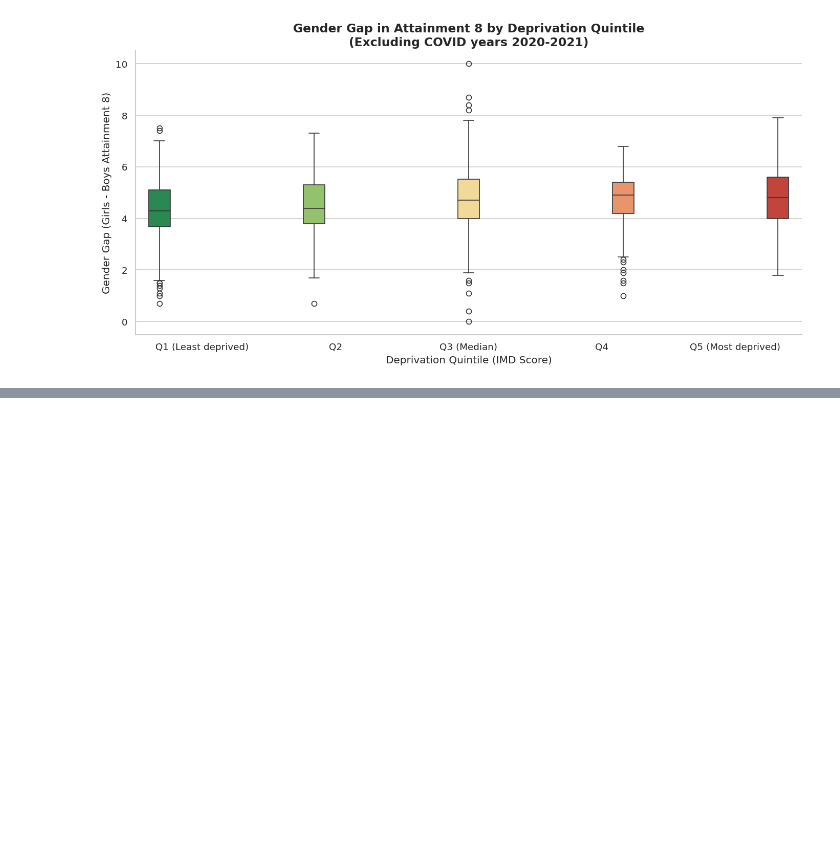
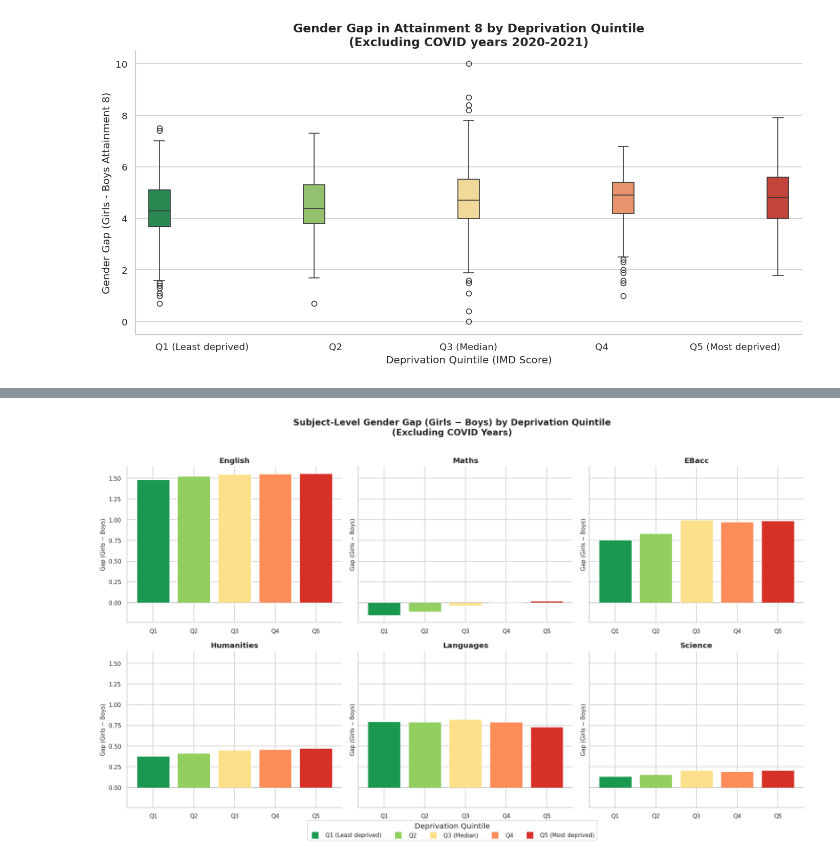
Before and after one commit to AislingLangston/CFG-DS-group-6-2026, a Jupyter notebook: Q4.ipynb, the cells around one changed output, grey strips where cells are left out. Cells and saved outputs as stored; diff of their text form; code cells hidden in the pictures; blank space fills up the shorter version.

```diff
--- a/Q4.ipynb
+++ b/Q4.ipynb
@@ -387,0 +443,56 @@ plt.show()
+# %%
+subjects = {
+    'English':     'gap_attainment8eng_average',
+    'Maths':       'gap_attainment8mat_average',
+    'EBacc':       'gap_attainment8ebacc_average',
+    'Humanities':  'gap_ebacchum_aps_average',
+    'Languages':   'gap_ebacclan_aps_average',
+    'Science':     'gap_ebaccsci_aps_average',
+}
+
+# Build summary table
+rows = []
+for subj, col in subjects.items():
+    for q in quintile_order:
+        mean_val = gap_no_covid.loc[gap_no_covid['dep_quintile'] == q, col].mean()
+        rows.append({'Subject': subj, 'Quintile': q, 'Mean Gap': mean_val})
+
+subj_df = pd.DataFrame(rows)
+
+# Faceted bar chart
+fig, axes = plt.subplots(2, 3, figsize=(16, 9), sharey=True)
+axes = axes.flatten()
+
+for ax, (subj, col) in zip(axes, subjects.items()):
+    d = subj_df[subj_df['Subject'] == subj]
+    bars = ax.bar(
+        range(len(quintile_order)),
+        d.set_index('Quintile').reindex(quintile_order)['Mean Gap'],
+        color=QUINT_PALETTE,
+        edgecolor='white', linewidth=0.6
+    )
+    ax.axhline(0, color='grey', linewidth=0.8, linestyle=':')
+    ax.set_title(subj, fontsize=12, fontweight='bold')
+    ax.set_xticks(range(len(quintile_order)))
+    ax.set_xticklabels(['Q1','Q2','Q3','Q4','Q5'], fontsize=9)
+    ax.set_ylabel('Gap (Girls − Boys)', fontsize=9)
+    ax.tick_params(axis='y', labelsize=9)
+    ax.spines['top'].set_visible(False)
+    ax.spines['right'].set_visible(False)
+
+# Legend for quintiles
+legend_handles = [
+    axes[0].plot([], [], 's', color=QUINT_PALETTE[i], markersize=10, label=q)[0]
+    for i, q in enumerate(quintile_order)
+]
+fig.legend(handles=legend_handles, title='Deprivation Quintile',
+           loc='lower center', ncol=5, fontsize=9,
+           bbox_to_anchor=(0.5, -0.04))
+
+fig.suptitle('Subject-Level Gender Gap (Girls − Boys) by Deprivation Quintile\n'
+             '(Excluding COVID Years)',
+             fontsize=14, fontweight='bold', y=1.01)
+plt.tight_layout()
+plt.show()
+# %% [output]
+[figure, added]
```
Also changed, not shown: parts of 4 cells of this notebook.
